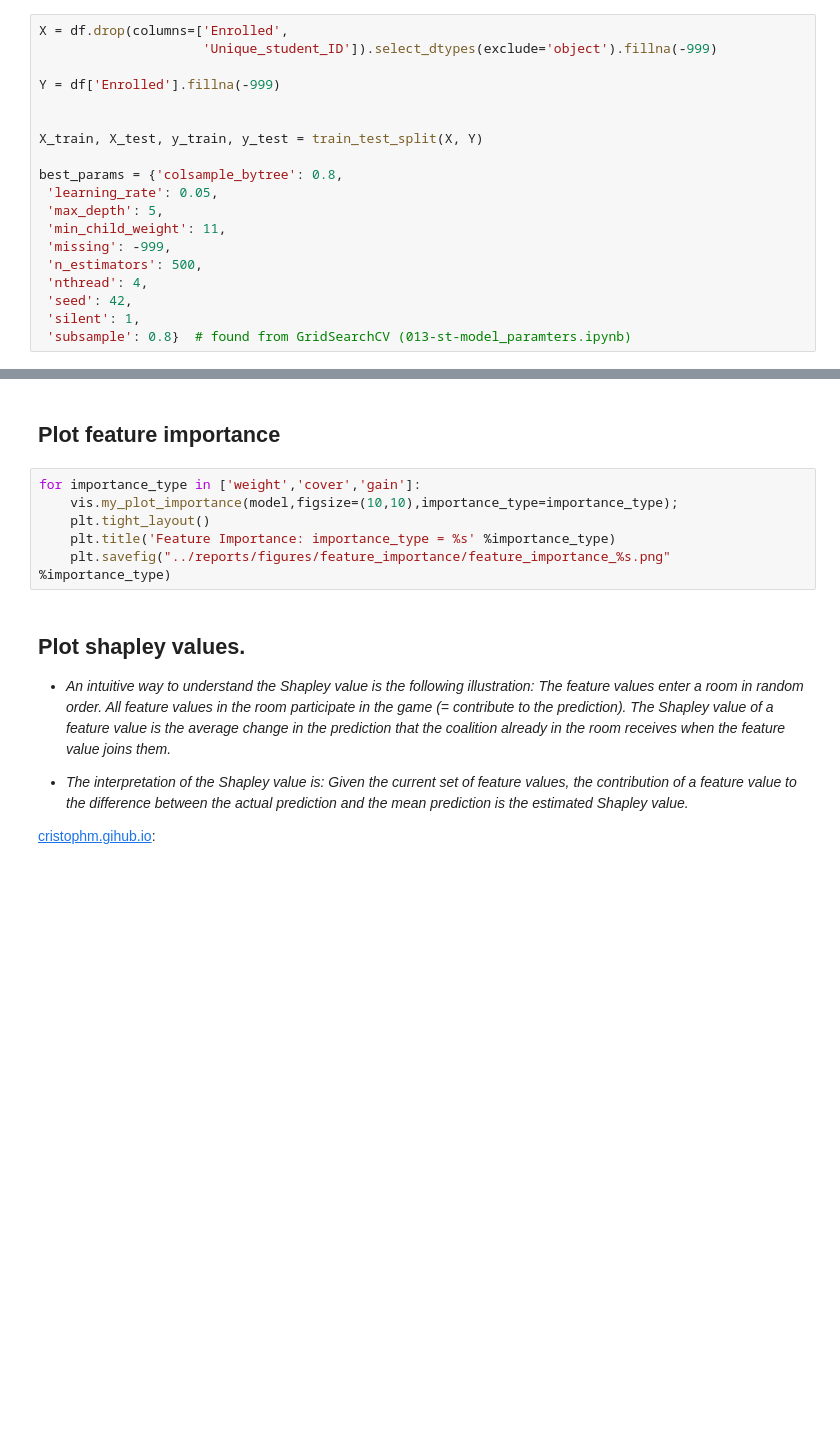
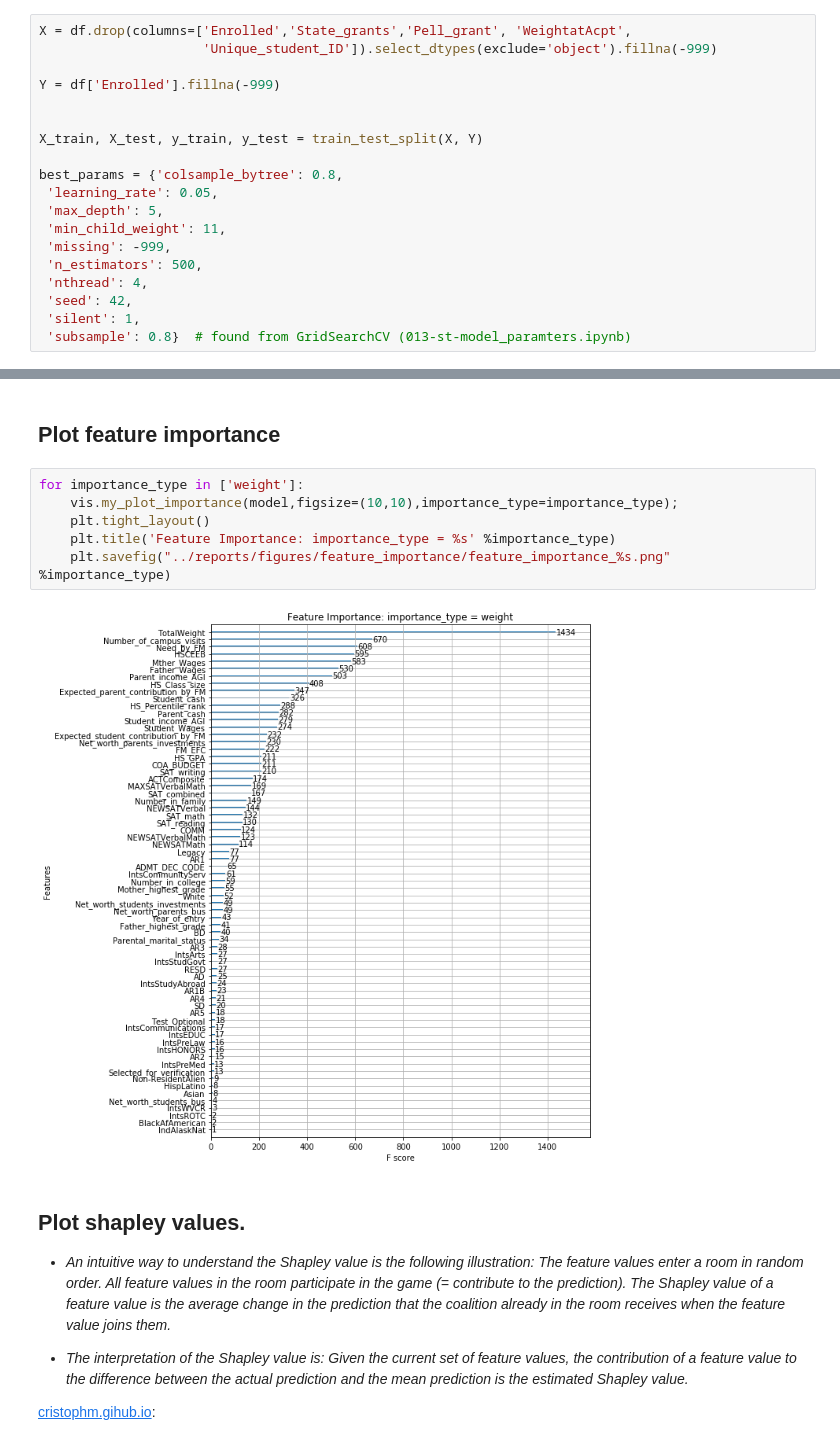
Before and after one commit to stibbs1998/Siena-Admissions-Internship, a Jupyter notebook: models/1.1-st-xgboost.ipynb, the cells around one changed output, grey strips where cells are left out. Cells and saved outputs as stored; diff of their text form; blank space fills up the shorter version.

```diff
--- a/models/1.1-st-xgboost.ipynb
+++ b/models/1.1-st-xgboost.ipynb
@@ -25,7 +35,7 @@ df = pd.read_csv('../data/interim/Third_order_clean_confidential.csv').drop(colu
 # %% [markdown]
 ## Split into training and test data, and fit a regression model.
 # %%
-X = df.drop(columns=['Enrolled',
+X = df.drop(columns=['Enrolled','State_grants','Pell_grant', 'WeightatAcpt',
                      'Unique_student_ID']).select_dtypes(exclude='object').fillna(-999)
 
 Y = df['Enrolled'].fillna(-999)
@@ -53,11 +64,13 @@ print(explained_variance_score(y_pred,y_test))
 # %% [markdown]
 ## Plot feature importance
 # %%
-for importance_type in ['weight','cover','gain']:
+for importance_type in ['weight']:
     vis.my_plot_importance(model,figsize=(10,10),importance_type=importance_type);
     plt.tight_layout()
     plt.title('Feature Importance: importance_type = %s' %importance_type)
     plt.savefig("../reports/figures/feature_importance/feature_importance_%s.png" %importance_type)
+# %% [output]
+[figure, added]
 # %% [markdown]
 ## Plot shapley values.
 * *An intuitive way to understand the Shapley value is the following illustration: The feature values enter a room in random order. All feature values in the room participate in the game (= contribute to the prediction). The Shapley value of a feature value is the average change in the prediction that the coalition already in the room receives when the feature value joins them.*
```
Also changed, not shown: parts of 6 cells of this notebook.
